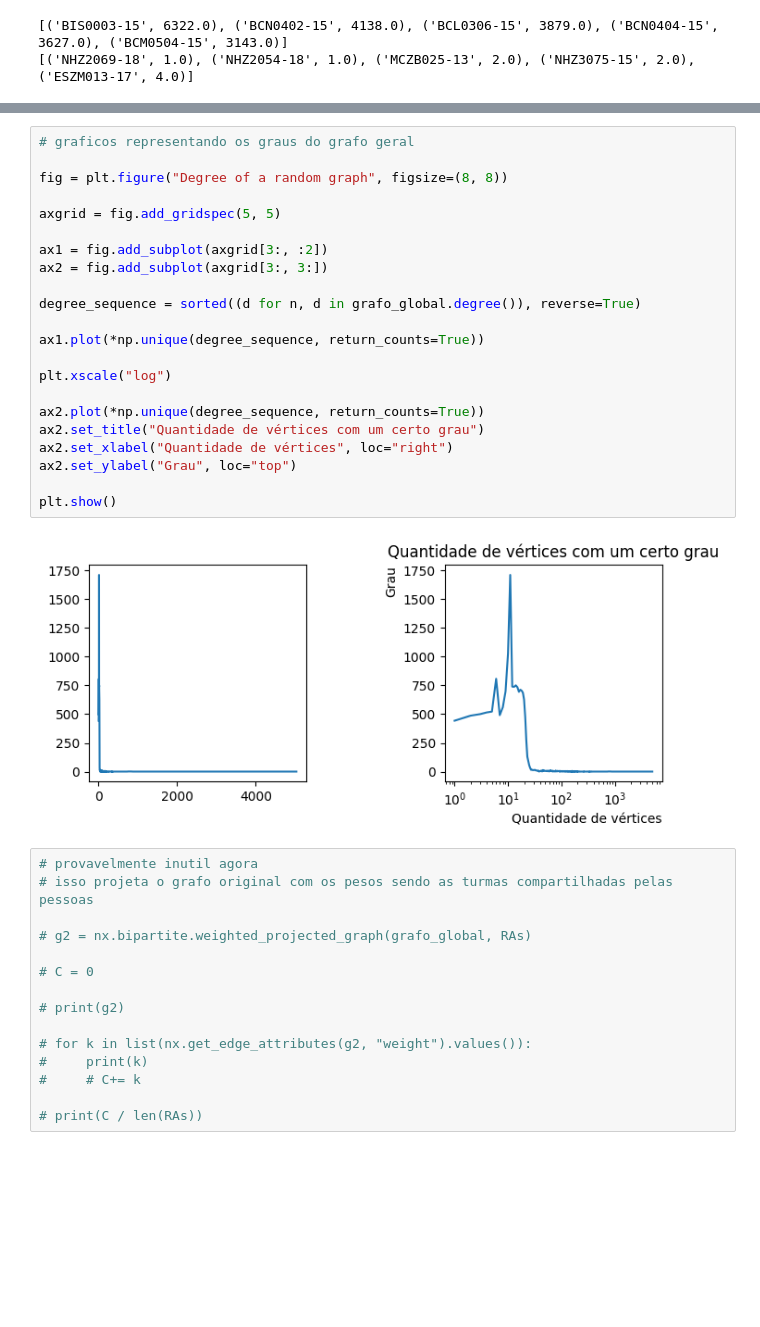
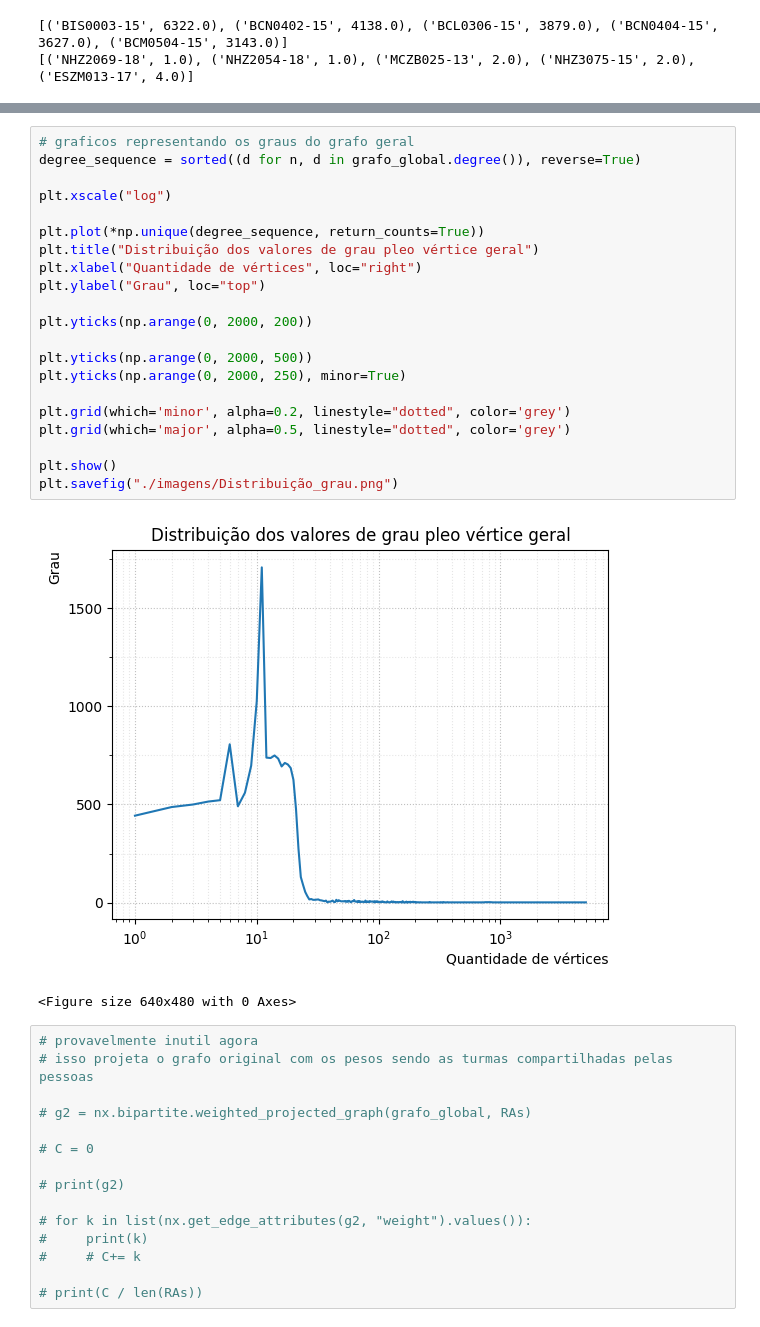
Before and after one commit to FabrizioRP/Projeto_CR, a Jupyter notebook: Main.ipynb, the cells around one changed output, grey strips where cells are left out. Saved outputs shown, nothing was run; the diff lists cells and outputs as text; blank space fills up the shorter version.

```diff
--- a/Main.ipynb
+++ b/Main.ipynb
@@ -536,27 +582,27 @@ nx.draw_networkx(**args2)
-# %%
-# graficos representando os graus do grafo geral
-
-fig = plt.figure("Degree of a random graph", figsize=(8, 8))
-
-axgrid = fig.add_gridspec(5, 5)
-
-ax1 = fig.add_subplot(axgrid[3:, :2])
-ax2 = fig.add_subplot(axgrid[3:, 3:])
-
-degree_sequence = sorted((d for n, d in grafo_global.degree()), reverse=True)
-
-ax1.plot(*np.unique(degree_sequence, return_counts=True))
-
-plt.xscale("log")
-
-ax2.plot(*np.unique(degree_sequence, return_counts=True))
-ax2.set_title("Quantidade de vértices com um certo grau")
-ax2.set_xlabel("Quantidade de vértices", loc="right")
-ax2.set_ylabel("Grau", loc="top")
-
-plt.show()
-# %% [output]
-[figure, removed]
+# %%
+# graficos representando os graus do grafo geral
+degree_sequence = sorted((d for n, d in grafo_global.degree()), reverse=True)
+
+plt.xscale("log")
+
+plt.plot(*np.unique(degree_sequence, return_counts=True))
+plt.title("Distribuição dos valores de grau pleo vértice geral")
+plt.xlabel("Quantidade de vértices", loc="right")
+plt.ylabel("Grau", loc="top")
+
+plt.yticks(np.arange(0, 2000, 200))
+
+plt.yticks(np.arange(0, 2000, 500))
+plt.yticks(np.arange(0, 2000, 250), minor=True)
+
+plt.grid(which='minor', alpha=0.2, linestyle="dotted", color='grey')
+plt.grid(which='major', alpha=0.5, linestyle="dotted", color='grey')
+
+plt.show()
+plt.savefig("./imagens/Distribuição_grau.png")
+# %% [output]
+[figure, added]
+<Figure size 640x480 with 0 Axes>
 # %%
 # provavelmente inutil agora
 # isso projeta o grafo original com os pesos sendo as turmas compartilhadas pelas pessoas
```
Also changed, not shown: parts of 14 cells of this notebook, 12 other files.
